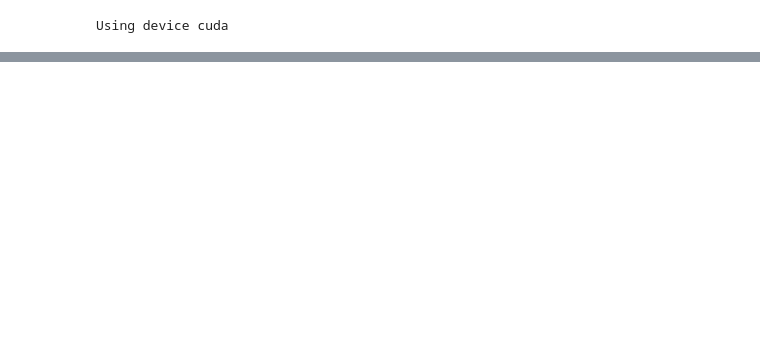
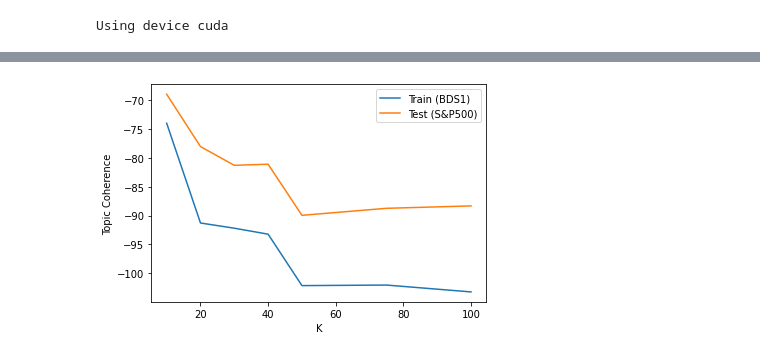
Before and after one commit to aaronfng/nlp-group-project, a Jupyter notebook: nvdm/NVDM_Experiments.ipynb, the cells around one changed output, grey strips where cells are left out. Cells and saved outputs as stored; diff of their text form; code cells hidden in the pictures; blank space fills up the shorter version.

```diff
--- a/nvdm/NVDM_Experiments.ipynb
+++ b/nvdm/NVDM_Experiments.ipynb
@@ -515,0 +594,39 @@ perplexity(this_model, dataset, 20)
+# %%
+# For each K, compute topic coherence and perplexity on the training and test set.
+k_values.sort()
+tc_values_train = []
+tc_values_test = []
+ppx_values_train = []
+ppx_values_test = []
+
+for k in k_values:
+    print(f'Running k = {k}')
+    this_model = models_k[k]
+
+    this_model.device = "cpu"
+    this_model = this_model.cpu()
+    this_model.eval()
+
+    # Extract the topic vocab matrix
+    decoder = this_model.decoder[0]
+    weights = decoder.weight.data.detach().clone().cpu().numpy()
+    topic_vocab_mat = weights.T
+
+#     with torch.no_grad():
+#         # Generate a latent representation for each word in the vocabulary,
+#         # passing in each word in the vocabulary as a one-hot vector.
+#         _, tmp, _ = this_model.encode(torch.eye(n=vocab_size))
+#         topic_vocab_mat = tmp.numpy().T
+
+    # Topic coherence
+    coherences_train = topic_coherence(topic_vocab_mat, 10, score_umass_mat_bds)
+    tc_values_train.append(np.mean(coherences_train))
+
+    coherences_test = topic_coherence(topic_vocab_mat, 10, score_umass_mat_sp500)
+    tc_values_test.append(np.mean(coherences_test))
+
+    # Perplexity
+    ppx_train = perplexity(this_model, train_dataset, 20)
+    ppx_test = perplexity(this_model, test_dataset, 20)
+    ppx_values_train.append(ppx_train)
+    ppx_values_test.append(ppx_test)
@@ -515,0 +641,8 @@ perplexity(this_model, dataset, 20)
+# %%
+plt.plot(k_values, tc_values_train, label="Train (BDS1)")
+plt.plot(k_values, tc_values_test, label="Test (S&P500)")
+plt.xlabel("K")
+plt.ylabel("Topic Coherence")
+plt.legend();
+# %% [output]
+[figure, added]
```
Also changed, not shown: parts of 70 cells of this notebook, 2 other files.
